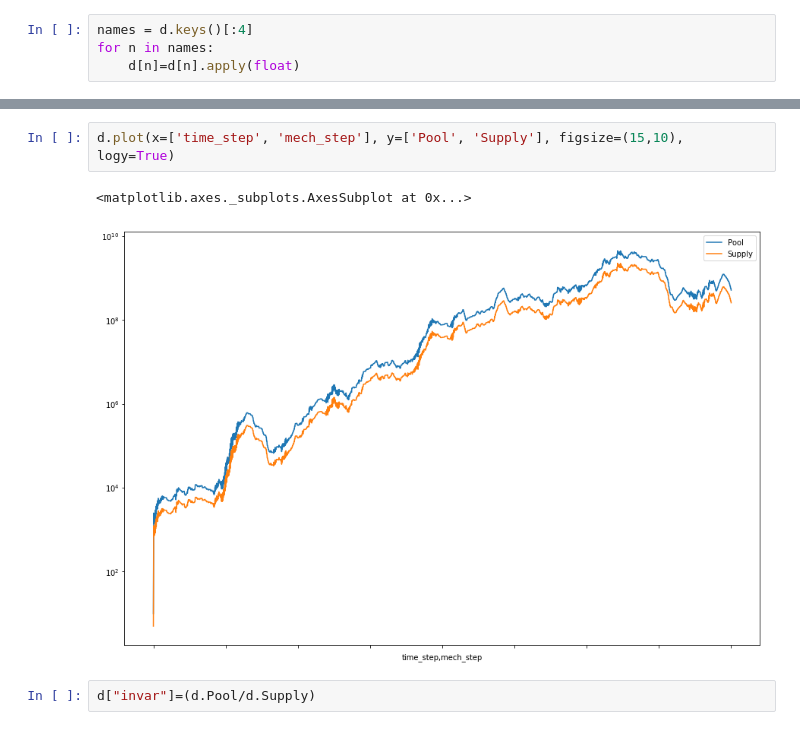
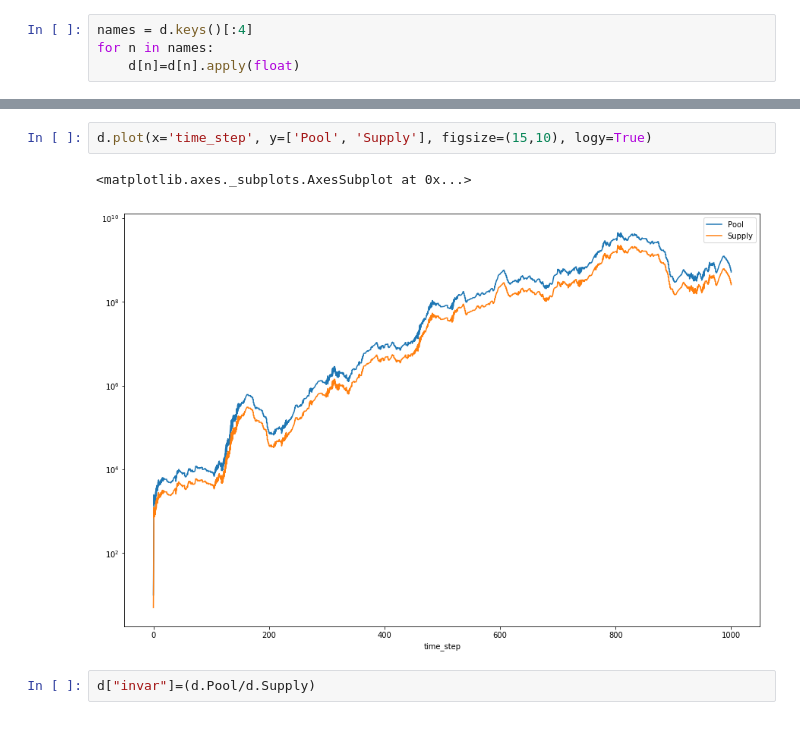
Before and after one commit to wilson3698/cadCAD, a Jupyter notebook: notebooks/testBC.ipynb, the cells around one changed output, grey strips where cells are left out. Saved outputs shown, nothing was run; the diff lists cells and outputs as text.

```diff
--- a/notebooks/testBC.ipynb
+++ b/notebooks/testBC.ipynb
@@ -15,8 +31,8 @@ for n in names:
 # %%
-d.plot(x=['time_step', 'mech_step'], y=['Pool', 'Supply'], figsize=(15,10), logy=True)
+d.plot(x='time_step', y=['Pool', 'Supply'], figsize=(15,10), logy=True)
 # %% [output]
 <matplotlib.axes._subplots.AxesSubplot at 0x...>
-[figure, old version]
+[figure, new version]
 # %%
 d["invar"]=(d.Pool/d.Supply)
 # %%
```
Also changed, not shown: parts of 7 cells of this notebook, 4 other files.
